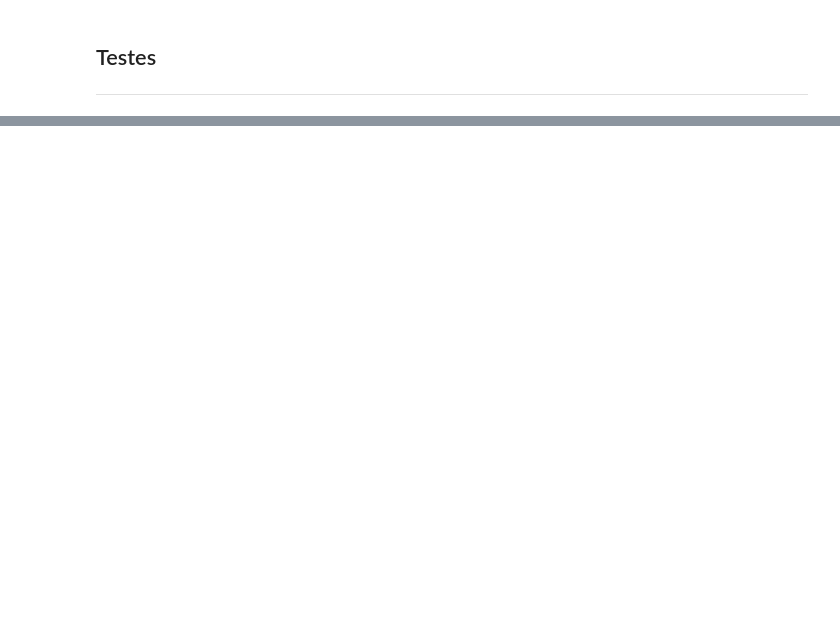
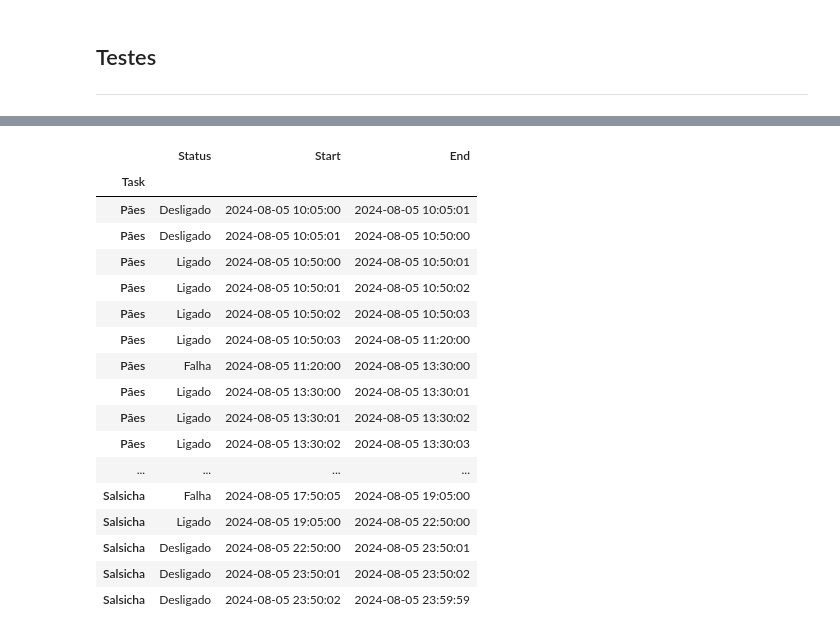
Before and after one commit to BLuiz/a-iiot_dash-course, a Jupyter notebook: Asimov/02_Analisando Dados com Pandas & SQL/Exe/05_Análise de dados de obesidade/analise_obesidade_&_pib_per_capita.ipynb, the cells around one changed output, grey strips where cells are left out. Drawn from its saved outputs; the diff is of its cells as text; code cells hidden in the pictures; blank space fills up the shorter version.

```diff
--- a/Asimov/02_Analisando Dados com Pandas & SQL/Exe/05_Análise de dados de obesidade/analise_obesidade_&_pib_per_capita.ipynb
+++ b/Asimov/02_Analisando Dados com Pandas & SQL/Exe/05_Análise de dados de obesidade/analise_obesidade_&_pib_per_capita.ipynb
@@ -456,0 +383,96 @@ NameError: name 'pd' is not defined
+# %%
+data = [
+    {'Status': '0', 'Start': '10:05:00', 'Task': 'Pães'},
+    {'Status': '0', 'Start': '10:05:01', 'Task': 'Pães'},
+    {'Status': '1', 'Start': '10:50:00', 'Task': 'Pães'},
+    {'Status': '1', 'Start': '10:50:01', 'Task': 'Pães'},
+    {'Status': '1', 'Start': '10:50:02', 'Task': 'Pães'},
+    {'Status': '1', 'Start': '10:50:03', 'Task': 'Pães'},
+    {'Status': '2', 'Start': '11:20:00', 'Task': 'Pães'},
+    {'Status': '1', 'Start': '13:30:00', 'Task': 'Pães'},
+    {'Status': '1', 'Start': '13:30:01', 'Task': 'Pães'},
+    {'Status': '1', 'Start': '13:30:02', 'Task': 'Pães'},
+    {'Status': '1', 'Start': '13:30:03', 'Task': 'Pães'},
+    {'Status': '2', 'Start': '13:40:00', 'Task': 'Pães'},
+    {'Status': '0', 'Start': '13:55:00', 'Task': 'Pães'},
+    {'Status': '2', 'Start': '15:50:00', 'Task': 'Pães'},
+    {'Status': '2', 'Start': '15:50:01', 'Task': 'Pães'},
+    {'Status': '2', 'Start': '15:50:02', 'Task': 'Pães'},
+    {'Status': '2', 'Start': '15:50:03', 'Task': 'Pães'},
+    {'Status': '2', 'Start': '15:50:04', 'Task': 'Pães'},
+    {'Status': '2', 'Start': '15:50:05', 'Task': 'Pães'},
+    {'Status': '1', 'Start': '17:05:00', 'Task': 'Pães'},
+    {'Status': '0', 'Start': '20:50:00', 'Task': 'Pães'},
+    {'Status': '0', 'Start': '20:50:01', 'Task': 'Pães'},
+    {'Status': '0', 'Start': '20:50:02', 'Task': 'Pães'},
+
+    {'Status': '0', 'Start': '10:05:00', 'Task': 'Salsicha'},
+    {'Status': '0', 'Start': '11:05:01', 'Task': 'Salsicha'},
+    {'Status': '1', 'Start': '11:50:00', 'Task': 'Salsicha'},
+    {'Status': '1', 'Start': '11:50:01', 'Task': 'Salsicha'},
+    {'Status': '1', 'Start': '11:50:02', 'Task': 'Salsicha'},
+    {'Status': '1', 'Start': '11:50:03', 'Task': 'Salsicha'},
+    {'Status': '2', 'Start': '12:20:00', 'Task': 'Salsicha'},
+    {'Status': '1', 'Start': '12:30:00', 'Task': 'Salsicha'},
+    {'Status': '1', 'Start': '12:30:01', 'Task': 'Salsicha'},
+    {'Status': '1', 'Start': '12:30:02', 'Task': 'Salsicha'},
+    {'Status': '1', 'Start': '13:30:03', 'Task': 'Salsicha'},
+    {'Status': '2', 'Start': '13:40:00', 'Task': 'Salsicha'},
+    {'Status': '0', 'Start': '13:55:00', 'Task': 'Salsicha'},
+    {'Status': '2', 'Start': '14:50:00', 'Task': 'Salsicha'},
+    {'Status': '2', 'Start': '14:50:01', 'Task': 'Salsicha'},
+    {'Status': '2', 'Start': '15:50:02', 'Task': 'Salsicha'},
+    {'Status': '2', 'Start': '15:50:03', 'Task': 'Salsicha'},
+    {'Status': '2', 'Start': '15:50:04', 'Task': 'Salsicha'},
+    {'Status': '2', 'Start': '17:50:05', 'Task': 'Salsicha'},
+    {'Status': '1', 'Start': '19:05:00', 'Task': 'Salsicha'},
+    {'Status': '0', 'Start': '22:50:00', 'Task': 'Salsicha'},
+    {'Status': '0', 'Start': '23:50:01', 'Task': 'Salsicha'},
+    {'Status': '0', 'Start': '23:50:02', 'Task': 'Salsicha'},
+]
+
+cores = {
+    'Desligado': '#868686',
+    'Ligado': '#F0F8FF',
+    'Falha': '#d72525',
+}
+
+aux = pd.DataFrame(data).set_index('Task')
+task_count = aux.index.unique()
+df = pd.DataFrame()
+
+for task in task_count:
+    add_task = aux.copy()[ aux.index == task ]
+    add_task['End'] = add_task['Start'].shift(-1).fillna('23:59:59')
+    df = pd.concat([df, add_task])
+
+for i, sts in enumerate(cores.keys()):
+    df.loc[ df['Status'] == f'{i}', 'Status' ] = sts
+
+df['Start'] = df['Start'].astype('datetime64[ns]')
+df['End'] = df['End'].astype('datetime64[ns]')
+
+fig = px.timeline(df, x_start='Start', x_end='End', y=df.index, color='Status', color_discrete_map=cores)
+fig.update_layout({'height': 220, 'template': 'presentation',})
+
+display(df)
+display(fig)
+# %% [output]
+|  | Status | Start | End |
+| Task |  |  |  |
+| Pães | Desligado | 2024-08-05 10:05:00 | 2024-08-05 10:05:01 |
+| Pães | Desligado | 2024-08-05 10:05:01 | 2024-08-05 10:50:00 |
+| Pães | Ligado | 2024-08-05 10:50:00 | 2024-08-05 10:50:01 |
+| Pães | Ligado | 2024-08-05 10:50:01 | 2024-08-05 10:50:02 |
+| Pães | Ligado | 2024-08-05 10:50:02 | 2024-08-05 10:50:03 |
+| Pães | Ligado | 2024-08-05 10:50:03 | 2024-08-05 11:20:00 |
+| Pães | Falha | 2024-08-05 11:20:00 | 2024-08-05 13:30:00 |
+| Pães | Ligado | 2024-08-05 13:30:00 | 2024-08-05 13:30:01 |
+| Pães | Ligado | 2024-08-05 13:30:01 | 2024-08-05 13:30:02 |
+| Pães | Ligado | 2024-08-05 13:30:02 | 2024-08-05 13:30:03 |
+| ... | ... | ... | ... |
+| Salsicha | Falha | 2024-08-05 17:50:05 | 2024-08-05 19:05:00 |
+| Salsicha | Ligado | 2024-08-05 19:05:00 | 2024-08-05 22:50:00 |
+| Salsicha | Desligado | 2024-08-05 22:50:00 | 2024-08-05 23:50:01 |
+| Salsicha | Desligado | 2024-08-05 23:50:01 | 2024-08-05 23:50:02 |
+| Salsicha | Desligado | 2024-08-05 23:50:02 | 2024-08-05 23:59:59 |
```
Also changed, not shown: parts of 7 cells of this notebook.
